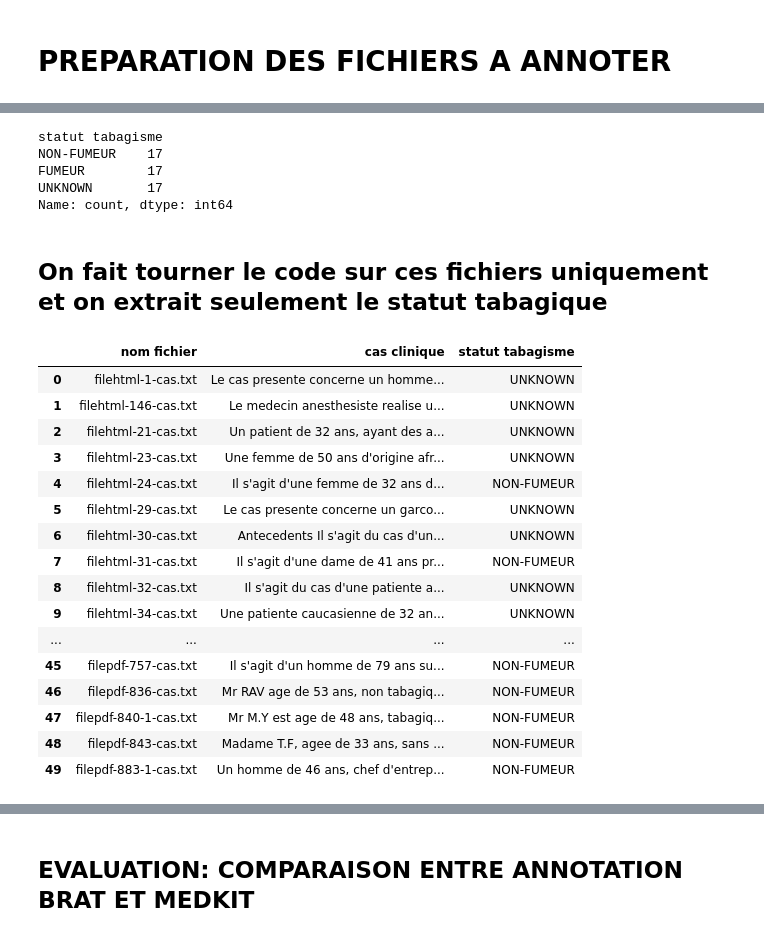
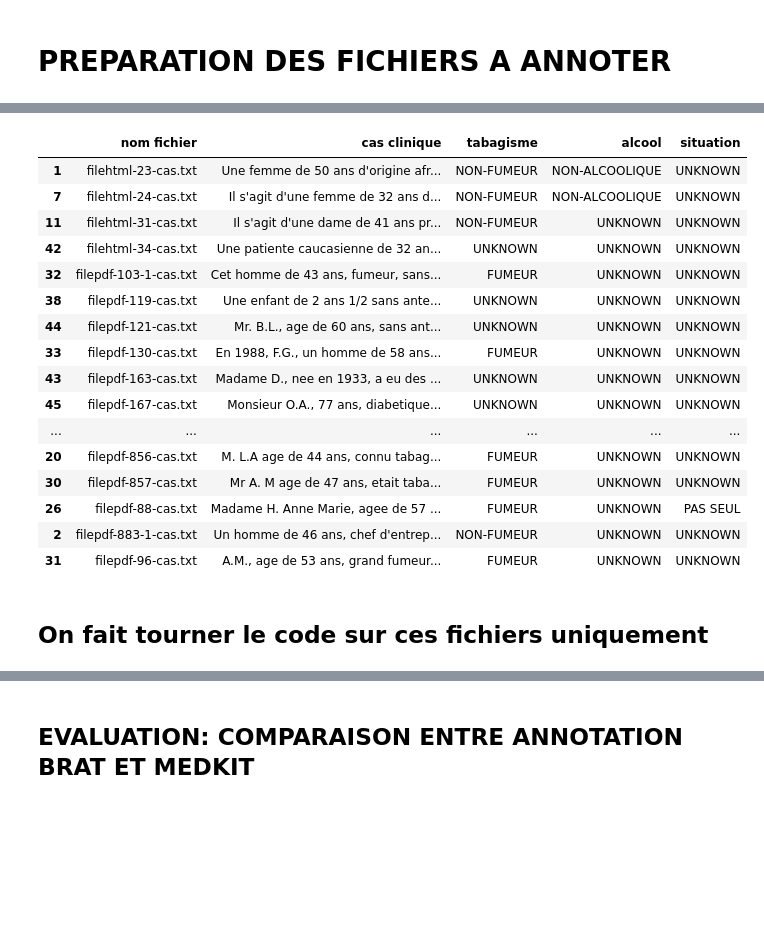
Before and after one commit to MaisenH/Extraction_medkit, a Jupyter notebook: extraction_statuts_v3.ipynb, the cells around one changed output, grey strips where cells are left out. Cells and saved outputs as stored; diff of their text form; code cells hidden in the pictures; blank space fills up the shorter version.

Commit message:
evaluation final des 3 status

```diff
--- a/extraction_statuts_v3.ipynb
+++ b/extraction_statuts_v3.ipynb
@@ -250,5 +254,5 @@ regexp_rules_familial = [
 # %%
-def extraction_finale(clinical_case_repo):
+def extraction_finale(clinical_case_repo,option_melange):
     # Listes pour stocker les données
     data_tabac = []
     data_alcool = []
@@ -256,7 +260,7 @@ def extraction_finale(clinical_case_repo):
     data = []
     docs = []
     # On charge les cas cliniques dans un dico {nom fichier: cas clinique}
-    clinical_cases_dico = clinical_case_recovery(clinical_case_repo)
+    clinical_cases_dico = clinical_case_recovery(clinical_case_repo,option_melange)
 
     for fichier, clinical_case in clinical_cases_dico.items():
         clinical_case = preprocessing(clinical_case) # prétraitement du texte
@@ -325,21 +329,9 @@ def extraction_finale(clinical_case_repo):
     df_situation = pd.DataFrame(data_situation, columns=["nom fichier", "cas clinique", "situation"])
     df = pd.DataFrame(data, columns=["nom fichier", "cas clinique", "tabagisme", "alcool", "situation"])
 
-
-    combined_df = df_tabac
-    combined_df = pd.concat([df_tabac, df_alcool, df_situation], axis=1)
-    combined_df = combined_df.loc[:, ~combined_df.columns.duplicated()]
-    combined_df = combined_df.dropna()
-
     return df,docs
 # %%
-# Listes pour stocker les données
-data_tabac = []
-data_alcool = []
-data_situation = []
-
-
-df,docs = extraction_finale("clinical_case2")
+df,docs = extraction_finale("clinical_case2",option_melange=True)
 print("fin")
 # %% [output]
 fin
@@ -382,7 +366,7 @@ Name: count, dtype: int64
 # %%
-df_non_fumeur = combined_df[combined_df["tabagisme"] == "NON-FUMEUR"].head(17)
-df_fumeur = combined_df[combined_df["tabagisme"] == "FUMEUR"].head(17)
-df_unknown = combined_df[combined_df["tabagisme"] == "UNKNOWN"].head(17)
+df_non_fumeur = df[df["tabagisme"] == "NON-FUMEUR"]
+df_fumeur = df[df["tabagisme"] == "FUMEUR"].head(19)
+df_unknown = df[df["tabagisme"] == "UNKNOWN"].head(17)
 # %%
 df_statut_tabac = pd.concat([df_non_fumeur, df_fumeur, df_unknown], ignore_index=True)
 # %%
@@ -392,10 +376,2 @@ df_statut_tabac.shape
-# %%
-df_statut_tabac['statut tabagisme'].value_counts()
-# %% [output]
-statut tabagisme
-NON-FUMEUR    17
-FUMEUR        17
-UNKNOWN       17
-Name: count, dtype: int64
 # %%
 # Récupération dans un dossier des fichiers textes à annoter
@@ -412,5 +387,28 @@ for nom_fichier in df_statut_tabac['nom fichier']:
     chemin_fichier_source = os.path.join(chemin_dossier_source, nom_fichier)
     chemin_fichier_destination = os.path.join(chemin_dossier_destination, nom_fichier)
     shutil.copy(chemin_fichier_source, chemin_fichier_destination)
+# %%
+# On tri le
+df_statut_tabac = df_statut_tabac.sort_values('nom fichier')
+# %%
+df_statut_tabac
+# %% [output]
+|  | nom fichier | cas clinique | tabagisme | alcool | situation |
+| 1 | filehtml-23-cas.txt | Une femme de 50 ans d'origine afr... | NON-FUMEUR | NON-ALCOOLIQUE | UNKNOWN |
+| 7 | filehtml-24-cas.txt | Il s'agit d'une femme de 32 ans d... | NON-FUMEUR | NON-ALCOOLIQUE | UNKNOWN |
+| 11 | filehtml-31-cas.txt | Il s'agit d'une dame de 41 ans pr... | NON-FUMEUR | UNKNOWN | UNKNOWN |
+| 42 | filehtml-34-cas.txt | Une patiente caucasienne de 32 an... | UNKNOWN | UNKNOWN | UNKNOWN |
+| 32 | filepdf-103-1-cas.txt | Cet homme de 43 ans, fumeur, sans... | FUMEUR | UNKNOWN | UNKNOWN |
+| 38 | filepdf-119-cas.txt | Une enfant de 2 ans 1/2 sans ante... | UNKNOWN | UNKNOWN | UNKNOWN |
+| 44 | filepdf-121-cas.txt | Mr. B.L., age de 60 ans, sans ant... | UNKNOWN | UNKNOWN | UNKNOWN |
+| 33 | filepdf-130-cas.txt | En 1988, F.G., un homme de 58 ans... | FUMEUR | UNKNOWN | UNKNOWN |
+| 43 | filepdf-163-cas.txt | Madame D., nee en 1933, a eu des ... | UNKNOWN | UNKNOWN | UNKNOWN |
+| 45 | filepdf-167-cas.txt | Monsieur O.A., 77 ans, diabetique... | UNKNOWN | UNKNOWN | UNKNOWN |
+| ... | ... | ... | ... | ... | ... |
+| 20 | filepdf-856-cas.txt | M. L.A age de 44 ans, connu tabag... | FUMEUR | UNKNOWN | UNKNOWN |
+| 30 | filepdf-857-cas.txt | Mr A. M age de 47 ans, etait taba... | FUMEUR | UNKNOWN | UNKNOWN |
+| 26 | filepdf-88-cas.txt | Madame H. Anne Marie, agee de 57 ... | FUMEUR | UNKNOWN | PAS SEUL |
+| 2 | filepdf-883-1-cas.txt | Un homme de 46 ans, chef d'entrep... | NON-FUMEUR | UNKNOWN | UNKNOWN |
+| 31 | filepdf-96-cas.txt | A.M., age de 53 ans, grand fumeur... | FUMEUR | UNKNOWN | UNKNOWN |
 # %% [markdown]
-## On fait tourner le code sur ces fichiers uniquement et on extrait seulement le statut tabagique
+## On fait tourner le code sur ces fichiers uniquement
@@ -479,20 +414,0 @@ df_tabac = df_tabac.dropna()
-# %%
-df_tabac
-# %% [output]
-|  | nom fichier | cas clinique | statut tabagisme |
-| 0 | filehtml-1-cas.txt | Le cas presente concerne un homme... | UNKNOWN |
-| 1 | filehtml-146-cas.txt | Le medecin anesthesiste realise u... | UNKNOWN |
-| 2 | filehtml-21-cas.txt | Un patient de 32 ans, ayant des a... | UNKNOWN |
-| 3 | filehtml-23-cas.txt | Une femme de 50 ans d'origine afr... | UNKNOWN |
-| 4 | filehtml-24-cas.txt | Il s'agit d'une femme de 32 ans d... | NON-FUMEUR |
-| 5 | filehtml-29-cas.txt | Le cas presente concerne un garco... | UNKNOWN |
-| 6 | filehtml-30-cas.txt | Antecedents Il s'agit du cas d'un... | UNKNOWN |
-| 7 | filehtml-31-cas.txt | Il s'agit d'une dame de 41 ans pr... | NON-FUMEUR |
-| 8 | filehtml-32-cas.txt | Il s'agit du cas d'une patiente a... | UNKNOWN |
-| 9 | filehtml-34-cas.txt | Une patiente caucasienne de 32 an... | UNKNOWN |
-| ... | ... | ... | ... |
-| 45 | filepdf-757-cas.txt | Il s'agit d'un homme de 79 ans su... | NON-FUMEUR |
-| 46 | filepdf-836-cas.txt | Mr RAV age de 53 ans, non tabagiq... | NON-FUMEUR |
-| 47 | filepdf-840-1-cas.txt | Mr M.Y est age de 48 ans, tabagiq... | NON-FUMEUR |
-| 48 | filepdf-843-cas.txt | Madame T.F, agee de 33 ans, sans ... | NON-FUMEUR |
-| 49 | filepdf-883-1-cas.txt | Un homme de 46 ans, chef d'entrep... | NON-FUMEUR |
```
Also changed, not shown: parts of 74 cells of this notebook, 4 other files.
